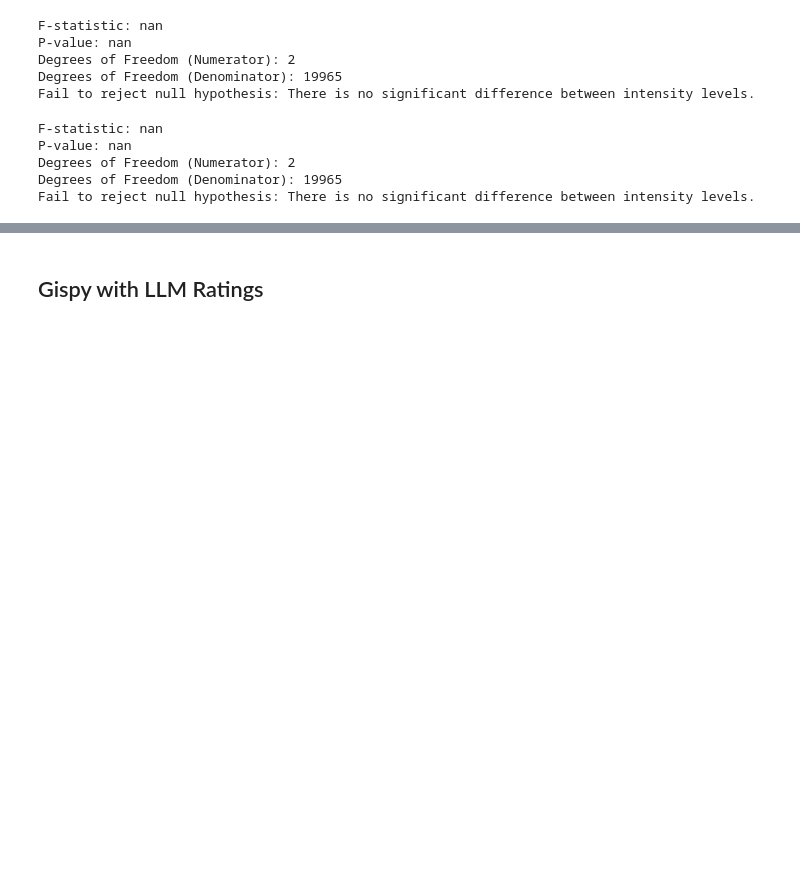
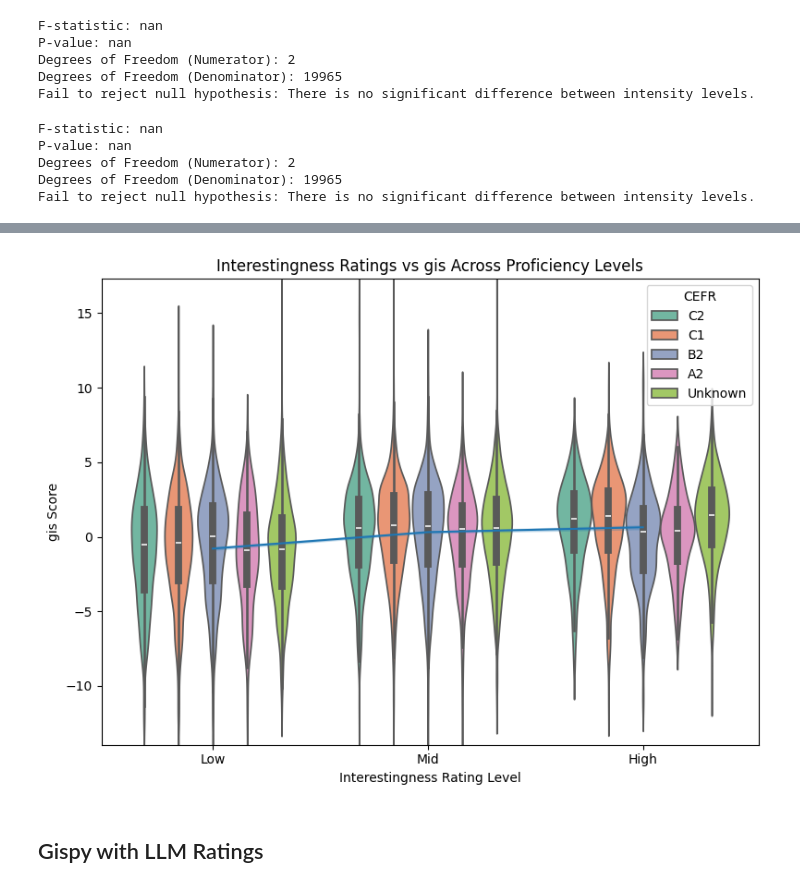
Before and after one commit to mahathi-p/Interest-in-humans-and-llms, a Jupyter notebook: analysis.ipynb, the cells around one changed output, grey strips where cells are left out. Drawn from its saved outputs; the diff is of its cells as text; code cells hidden in the pictures; blank space fills up the shorter version.

```diff
--- a/analysis.ipynb
+++ b/analysis.ipynb
@@ -454,3 +657,41 @@ Fail to reject null hypothesis: There is no significant difference between inten
+# %%
+
+col_name = 'gis'
+int_col = 'value'
+
+high_int = merge_df[merge_df[int_col] > 3]
+low_int = merge_df[merge_df[int_col] < 2]
+mid_int = merge_df[(merge_df[int_col] >= 2) & (merge_df[int_col] <= 3)]
+
+# Assign intensity level
+high_int['int_level'] = 'High'
+low_int['int_level'] = 'Low'
+mid_int['int_level'] = 'Mid'
+
+# Concatenate the dataframes
+combined_data = pd.concat([high_int, low_int, mid_int])
+hue_order = ['C2', 'C1', 'B2', 'A2', 'Unknown']
+# Create a figure with subplots
+fig, axes = plt.subplots(1, 1, figsize=(8, 6))
+
+# Plot 1: Violin plot with KDE smoothing
+sns.violinplot(x='int_level', y=col_name, data=combined_data, order=['Low', 'Mid', 'High'],
+               hue='CEFR', hue_order=hue_order, ax=axes, palette=palette)
+
+# Optional line plot overlay
+sns.lineplot(x='int_level', y=col_name, data=combined_data, legend=False, ax=axes)
+
+# Set titles and labels
+axes.set_title(f'Interestingness Ratings vs {col_name} Across Proficiency Levels', fontsize=12)
+axes.set_xlabel('Interestingness Rating Level', fontsize=10)
+axes.set_ylabel(f'{col_name} Score', fontsize=10)
+axes.set_ylim([combined_data[col_name].min() - 1, combined_data[col_name].max() + 1])
+
+# Adjust layout and show the plot
+plt.tight_layout()
+plt.show()
+# %% [output]
+[figure, added]
 # %% [markdown]
 ## Gispy with LLM Ratings
 # %%
```
Also changed, not shown: parts of 19 cells of this notebook, 3 other files.
